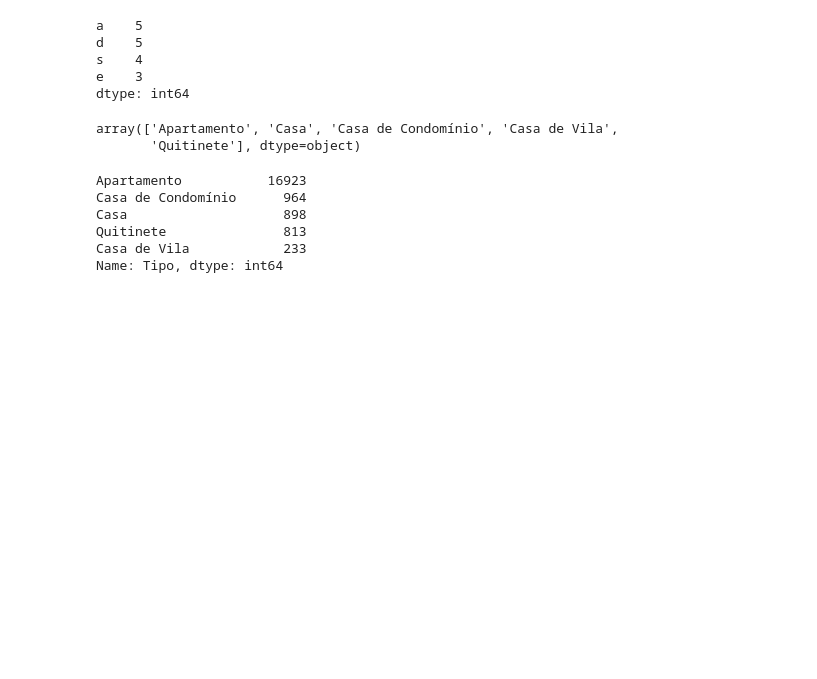
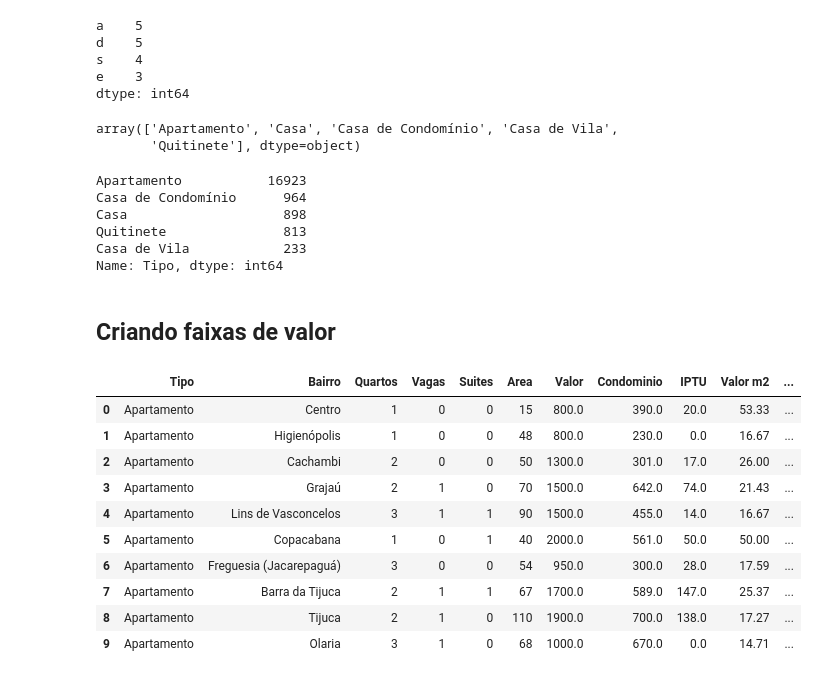
Before and after one commit to FabiadS/Python-para-Data-Science, a Jupyter notebook: Python Pandas tratando e analisando dados/extra.ipynb, the cells around one changed output. Saved outputs shown, nothing was run; the diff lists cells and outputs as text; code cells hidden in the pictures; blank space fills up the shorter version.

Commit message:
Criando faixas de valor

```diff
--- a/Python Pandas tratando e analisando dados/extra.ipynb
+++ b/Python Pandas tratando e analisando dados/extra.ipynb
@@ -279,3 +279,5 @@ Casa                    898
 Quitinete               813
 Casa de Vila            233
 Name: Tipo, dtype: int64
+# %% [markdown]
+## Criando faixas de valor
@@ -281,0 +286,15 @@ Name: Tipo, dtype: int64
+# %%
+dados = pd.read_csv('dados/aluguel.csv', sep=';')
+dados.head(10)
+# %% [output]
+|  | Tipo | Bairro | Quartos | Vagas | Suites | Area | Valor | Condominio | IPTU | Valor m2 | ... |
+| 0 | Apartamento | Centro | 1 | 0 | 0 | 15 | 800.0 | 390.0 | 20.0 | 53.33 | ... |
+| 1 | Apartamento | Higienópolis | 1 | 0 | 0 | 48 | 800.0 | 230.0 | 0.0 | 16.67 | ... |
+| 2 | Apartamento | Cachambi | 2 | 0 | 0 | 50 | 1300.0 | 301.0 | 17.0 | 26.00 | ... |
+| 3 | Apartamento | Grajaú | 2 | 1 | 0 | 70 | 1500.0 | 642.0 | 74.0 | 21.43 | ... |
+| 4 | Apartamento | Lins de Vasconcelos | 3 | 1 | 1 | 90 | 1500.0 | 455.0 | 14.0 | 16.67 | ... |
+| 5 | Apartamento | Copacabana | 1 | 0 | 1 | 40 | 2000.0 | 561.0 | 50.0 | 50.00 | ... |
+| 6 | Apartamento | Freguesia (Jacarepaguá) | 3 | 0 | 0 | 54 | 950.0 | 300.0 | 28.0 | 17.59 | ... |
+| 7 | Apartamento | Barra da Tijuca | 2 | 1 | 1 | 67 | 1700.0 | 589.0 | 147.0 | 25.37 | ... |
+| 8 | Apartamento | Tijuca | 2 | 1 | 0 | 110 | 1900.0 | 700.0 | 138.0 | 17.27 | ... |
+| 9 | Apartamento | Olaria | 3 | 1 | 0 | 68 | 1000.0 | 670.0 | 0.0 | 14.71 | ... |
```
Also changed, not shown: parts of 10 cells of this notebook.
